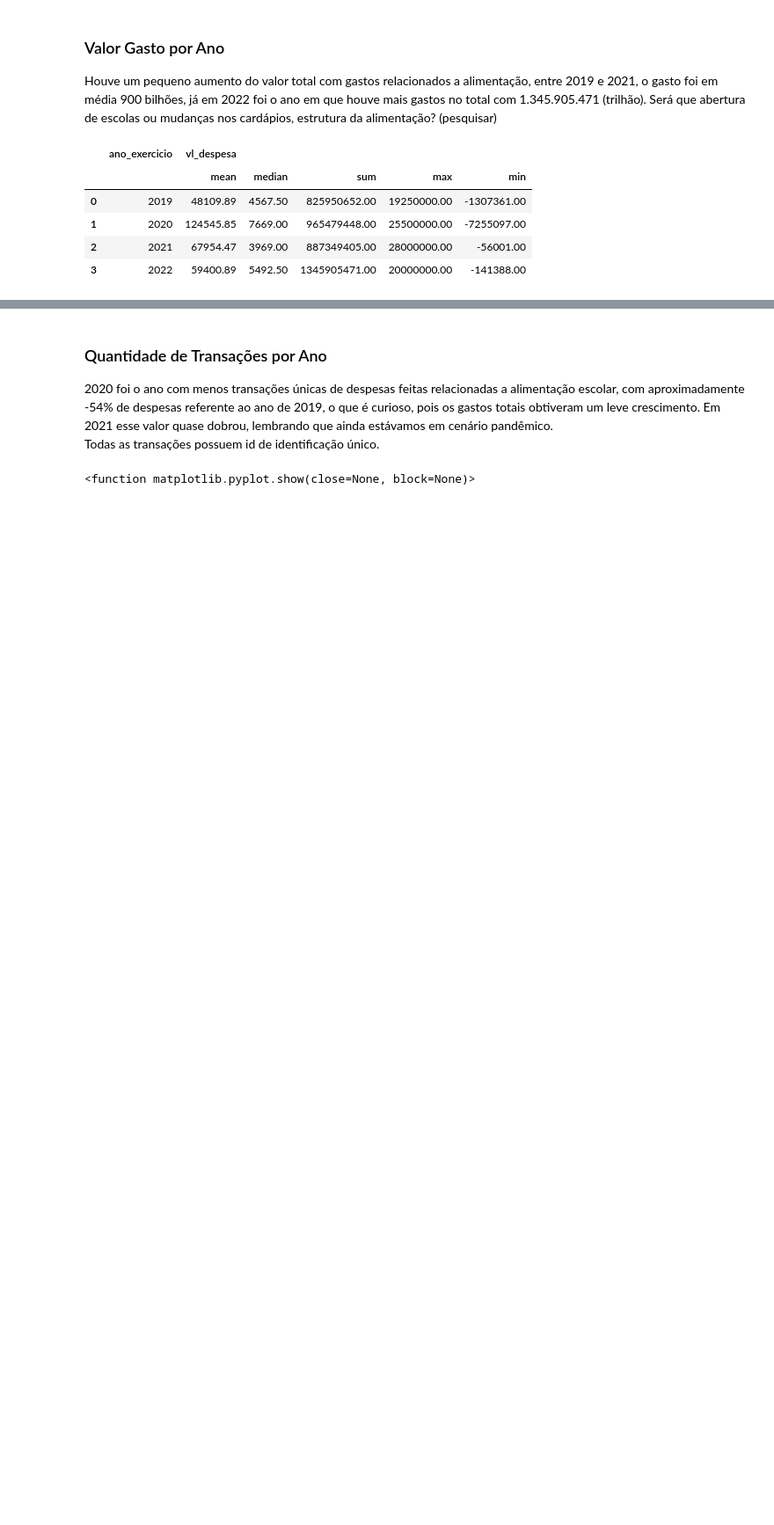
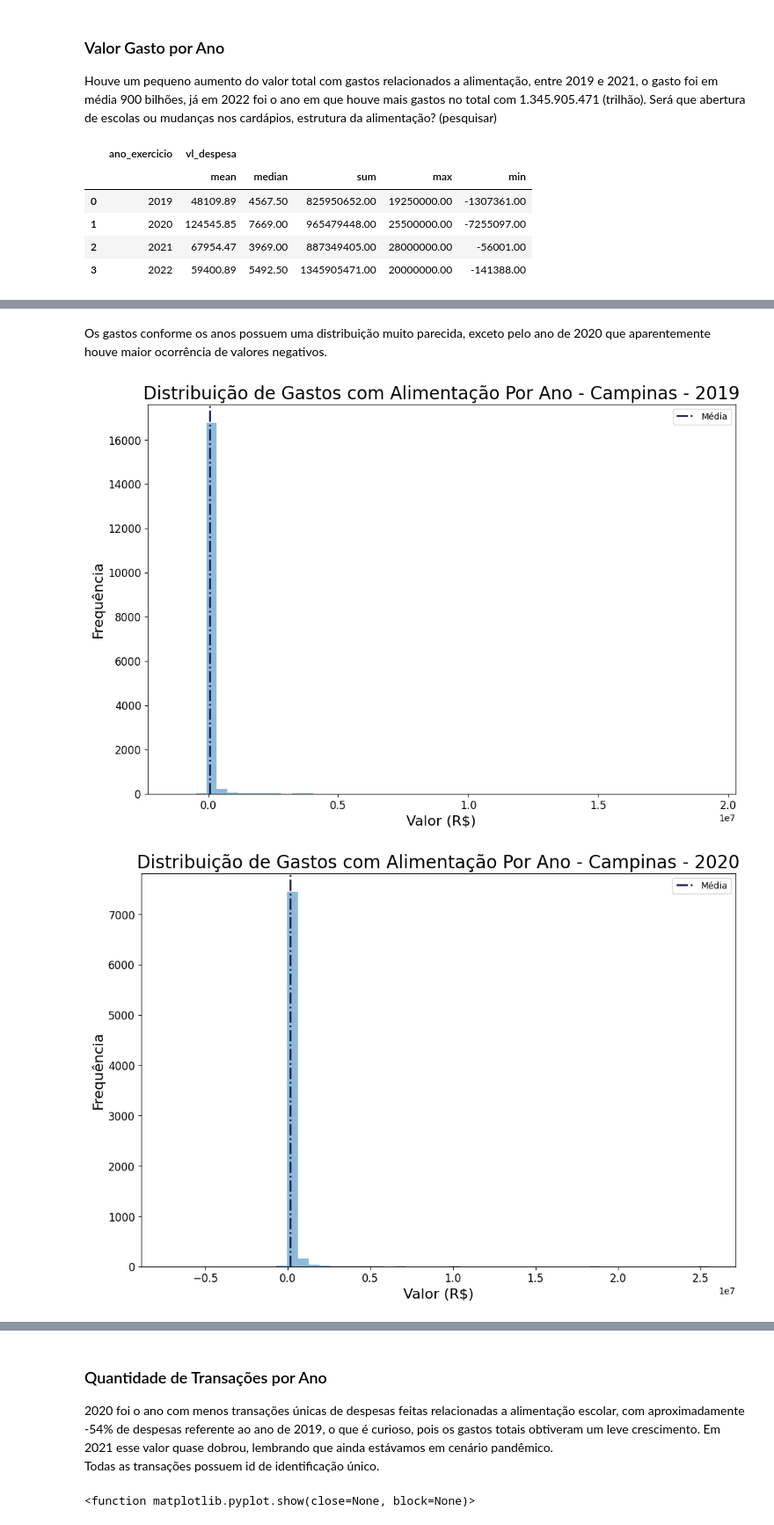
Before and after one commit to natmiata/analise-alimentacao-escolar, a Jupyter notebook: src/notebooks/analise-exploratoria.ipynb, the cells around one changed output, grey strips where cells are left out. Shown at 88% size. Drawn from its saved outputs; the diff is of its cells as text; code cells hidden in the pictures; blank space fills up the shorter version.

```diff
--- a/src/notebooks/analise-exploratoria.ipynb
+++ b/src/notebooks/analise-exploratoria.ipynb
@@ -119,0 +120,13 @@ plot_bar(df_soma, 'ano_exercicio', 'vl_despesa_total', 'Total de Gastos com Alim
+# %% [markdown]
+Os gastos conforme os anos possuem uma distribuição muito parecida, exceto pelo ano de 2020 que aparentemente houve maior ocorrência de valores negativos.
+# %%
+ano = [2019, 2020, 2021, 2022]
+
+for i in ano:
+    df_temp = df.loc[df.ano_exercicio==i,:]
+    if len(df_temp) == 0:
+        continue
+    plot_hist(df_temp, 'vl_despesa', 'vl_despesa', f'Distribuição de Gastos com Alimentação Por Ano - Campinas - {i}', 'Valor (R$)')
+# %% [output]
+[figure, added]
+[figure, added]
```
Also changed, not shown: parts of 46 cells of this notebook, 1 other file.
